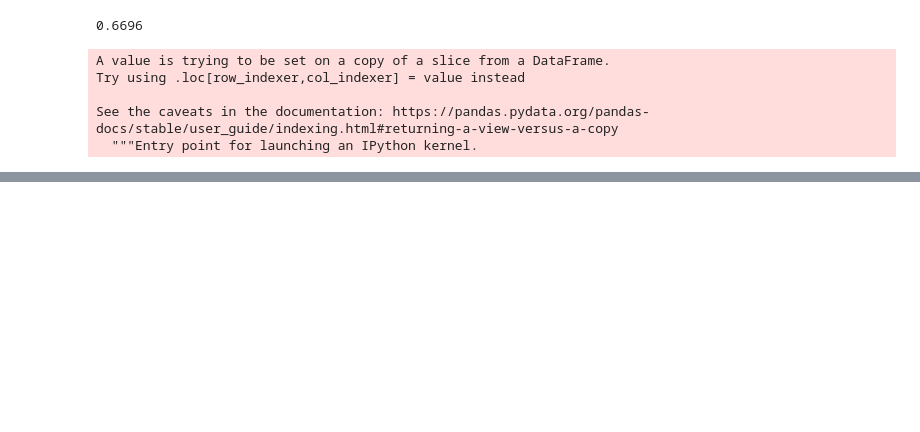
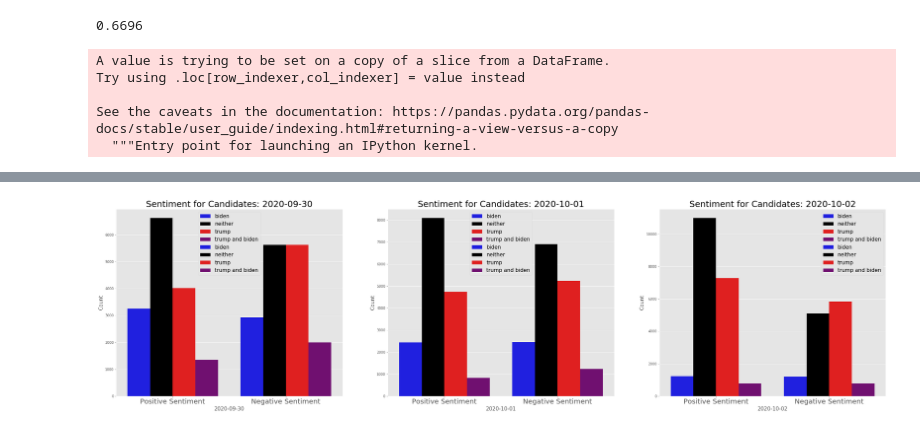
Before and after one commit to annewbarry/trick-or-tweet, a Jupyter notebook: src/Twitter_EDA.ipynb, the cells around one changed output, grey strips where cells are left out. Cells and saved outputs as stored; diff of their text form; code cells hidden in the pictures; blank space fills up the shorter version.

```diff
--- a/src/Twitter_EDA.ipynb
+++ b/src/Twitter_EDA.ipynb
@@ -777,0 +507,18 @@ sns.barplot(x = 'created_at', y = 'sentiment', data=sentiment_tweets, hue='presi
+# %%
+fig, axs = plt.subplots(1, 3, figsize = (40,10))
+
+dates = ['2020-09-30','2020-10-01','2020-10-02']
+for (ax, date) in zip(axs.flat, dates):
+    sns.barplot(x = sentiment_count[sentiment_count.created_at == date].variable,
+                y = sentiment_count[sentiment_count.created_at == date].value,
+                hue = sentiment_count[sentiment_count.created_at == date].president_mentioned, palette = ['blue','black','red','purple'], ax=ax)
+    sns.barplot(x = sentiment_count[sentiment_count.created_at == date].variable,
+                y = sentiment_count[sentiment_count.created_at == date].value,
+                hue = sentiment_count[sentiment_count.created_at == date].president_mentioned, palette = ['blue','black','red','purple'], ax=ax)
+    ax.set_title('Sentiment for Candidates: {}'.format(date), fontsize = 25)
+    ax.set_xlabel('{}'.format(date), fontsize = 15)
+    ax.set_xticklabels(['Positive Sentiment','Negative Sentiment'],fontdict = {'fontsize':20})
+    ax.set_ylabel('Count', fontsize = 15)
+    ax.legend(fontsize = 15)
+# %% [output]
+[figure, added]
```
Also changed, not shown: parts of 20 cells of this notebook.
